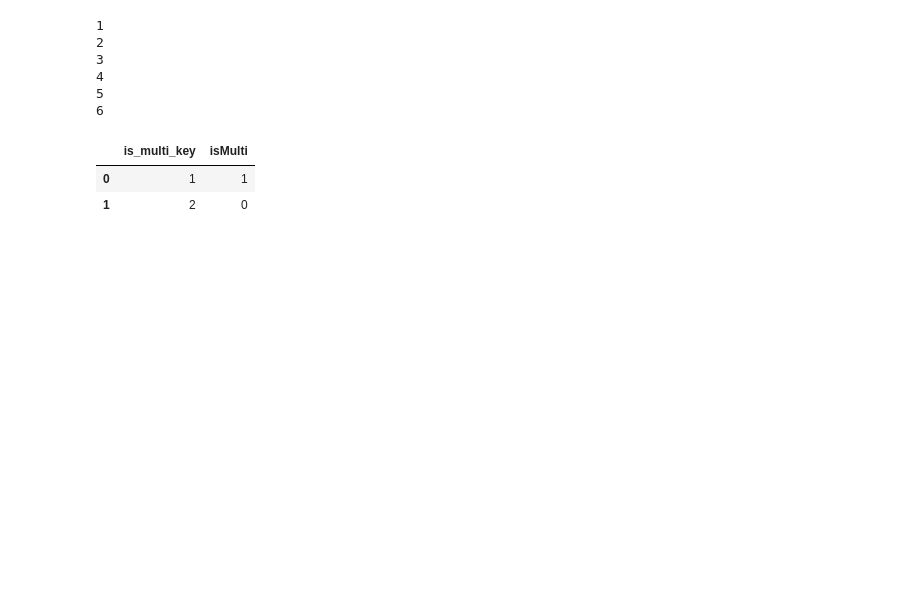
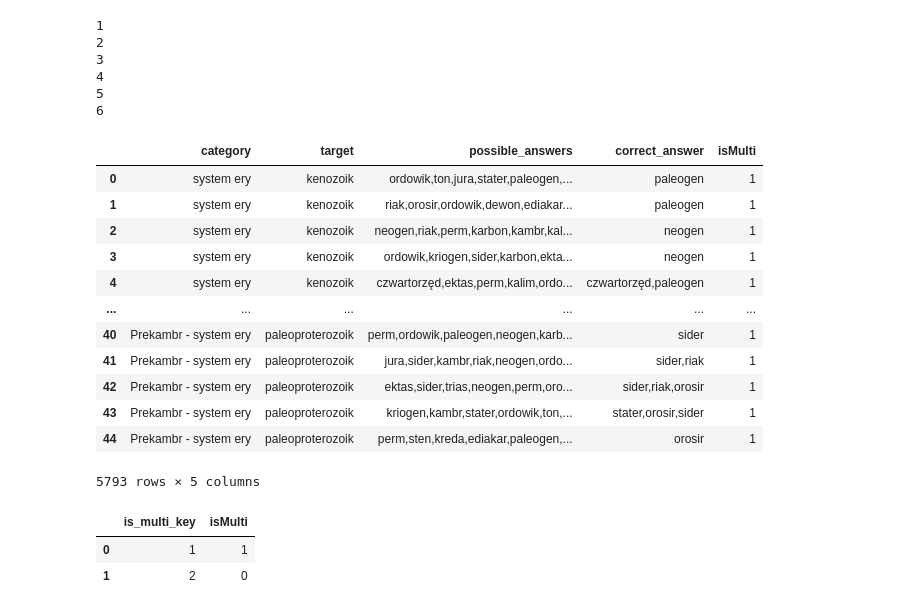
Before and after one commit to wiktorpiela/wucziapping, a Jupyter notebook: backend/question_builder/testing.ipynb, the cells around one changed output. Saved outputs shown, nothing was run; the diff lists cells and outputs as text; code cells hidden in the pictures; blank space fills up the shorter version.

```diff
--- a/backend/question_builder/testing.ipynb
+++ b/backend/question_builder/testing.ipynb
@@ -14,13 +13,13 @@ dfs = []
 criteria = [
     # non-precambrian
    # (isPrecambrian, isMulti, bothScopes, multiplyIndex, nPossibleAnswers, "ERA", "SYSTEM", "Wybierz system ery", []),
-    (False, True, True, 1, 9, "ERA", "SYSTEM", "Wybierz system ery", True, []),
-    (False, True, False, 1, 9, "ERA", "PIETRO", "Wybierz piętro ery", True, []),
-    (False, False, False, 3, 6, "SYSTEM", "ODDZIAL", "Wybierz oddział systemu", True, ['kreda','jura','trias','dewon','ordowik']),
-    (False, True, False, 1, 9, "SYSTEM", "PIETRO", "Wybierz piętro systemu", True, []),
-    (False, True, False, 1, 9, "ODDZIAL", "PIETRO", "Wybierz piętro oddziału", False, []),
+    (False, True, True, 1, 9, "ERA", "SYSTEM", "system ery", True, []),
+    (False, True, False, 1, 9, "ERA", "PIETRO", "piętro ery", True, []),
+    (False, False, False, 3, 6, "SYSTEM", "ODDZIAL", "oddział systemu", True, ['kreda','jura','trias','dewon','ordowik']),
+    (False, True, False, 1, 9, "SYSTEM", "PIETRO", "piętro systemu", True, []),
+    (False, True, False, 1, 9, "ODDZIAL", "PIETRO", "piętro oddziału", False, []),
     # precambrian
-    (True, True, True, 1, 9, "ERA", "SYSTEM", "Wybierz system ery", True, ['neoarchaik','mezoarchaik','paleoarchaik','eoarchaik','brak']),
+    (True, True, True, 1, 9, "ERA", "SYSTEM", "Prekambr - system ery", True, ['neoarchaik','mezoarchaik','paleoarchaik','eoarchaik','brak']),
 ]
 
 n = 0
@@ -28,12 +27,9 @@ for is_prek, if_multi, both_scopes, multiplyIdx, possAns, targetName, scopeName,
     temp = test.prepare_closed_ended(is_prek, if_multi, both_scopes, multiplyIdx, possAns, targetName, scopeName, questionTxt, excludeEmpty, explusionList)
 
     if if_multi:
-        temp['isMulti']=1
+        temp['is_multi']=1
     else:
-        temp['G'] = np.nan
-        temp['H'] = np.nan
-        temp['I'] = np.nan
-        temp['isMulti']=0
+        temp['is_multi']=0
 
     dfs.append(temp)
     n+=1
@@ -47,6 +43,22 @@ for is_prek, if_multi, both_scopes, multiplyIdx, possAns, targetName, scopeName,
 6
 # %%
 df_final = pd.concat(dfs)
+# %%
+df_final
+# %% [output]
+|  | category | target | possible_answers | correct_answer | isMulti |
+| 0 | system ery | kenozoik | ordowik,ton,jura,stater,paleogen,... | paleogen | 1 |
+| 1 | system ery | kenozoik | riak,orosir,ordowik,dewon,ediakar... | paleogen | 1 |
+| 2 | system ery | kenozoik | neogen,riak,perm,karbon,kambr,kal... | neogen | 1 |
+| 3 | system ery | kenozoik | ordowik,kriogen,sider,karbon,ekta... | neogen | 1 |
+| 4 | system ery | kenozoik | czwartorzęd,ektas,perm,kalim,ordo... | czwartorzęd,paleogen | 1 |
+| ... | ... | ... | ... | ... | ... |
+| 40 | Prekambr - system ery | paleoproterozoik | perm,ordowik,paleogen,neogen,karb... | sider | 1 |
+| 41 | Prekambr - system ery | paleoproterozoik | jura,sider,kambr,riak,neogen,ordo... | sider,riak | 1 |
+| 42 | Prekambr - system ery | paleoproterozoik | ektas,sider,trias,neogen,perm,oro... | sider,riak,orosir | 1 |
+| 43 | Prekambr - system ery | paleoproterozoik | kriogen,kambr,stater,ordowik,ton,... | stater,orosir,sider | 1 |
+| 44 | Prekambr - system ery | paleoproterozoik | perm,sten,kreda,ediakar,paleogen,... | orosir | 1 |
+5793 rows × 5 columns
 # %%
 df1, df2, df3, df4, df5, df6 = make_db_tables_from_df_closed_ended(df_final)
 # %%
```
Also changed, not shown: parts of 1 cell of this notebook, 1 other file.
